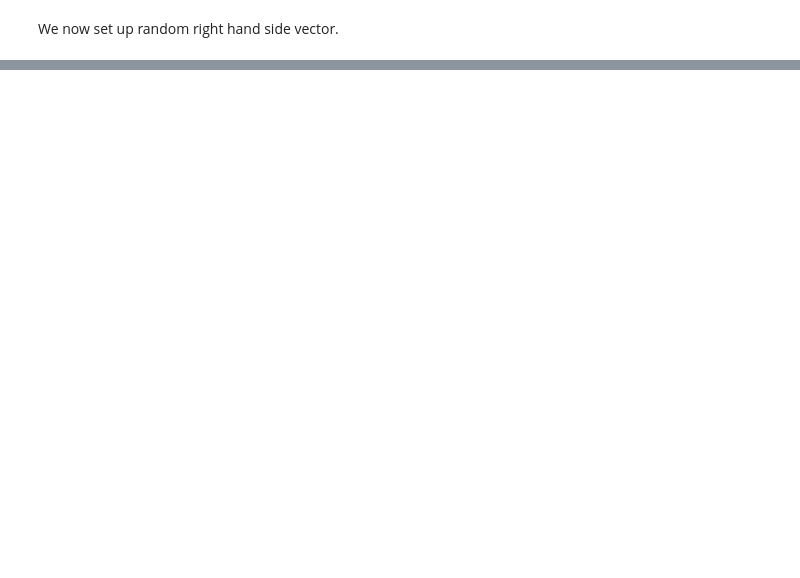
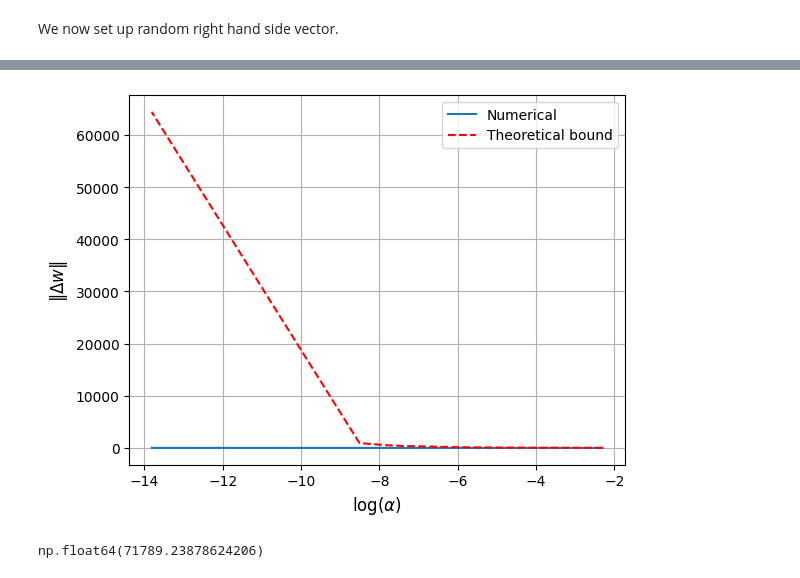
Before and after one commit to matthew92647/UROP-Inner-Solve-Convergence-for-ParaDiag-Schemes, a Jupyter notebook: diagonalisation_error.ipynb, the cells around one changed output, grey strips where cells are left out. Saved outputs shown, nothing was run; the diff lists cells and outputs as text; code cells hidden in the pictures; blank space fills up the shorter version.

```diff
--- a/diagonalisation_error.ipynb
+++ b/diagonalisation_error.ipynb
@@ -370,0 +418,34 @@ Mean ratio: 262.43581207596674
+# %%
+fig, ax = plt.subplots()
+y_bound = np.array(taus) * nt * np.array(alpha_range)**(-(nt-1)/nt) / (1 - np.array(alpha_range)**(1/nt))
+B_inv_block_bound = 1 / (1 - np.array(alpha_range)**(1/nt))
+
+# Tight Δw bound
+y_bound_tight = np.array(taus) * nt * B_inv_block_bound
+delta_w_bound = np.zeros_like(alpha_range)
+
+for i, alpha in enumerate(alpha_range):
+    # Compute the exact geometric sum factor for V and V^-1
+    geometric_sum = (1 - alpha) / (1 - alpha**(1/nt))
+
+    # B^-1 block bound
+    B_inv_bound = 1 / (1 - alpha**(1/nt))
+
+    # Combine factors: ||Delta w|| <= tau * ||V|| * ||B^-1|| * ||V^-1|| * ||r||
+    delta_w_bound[i] = taus[i] * (geometric_sum * B_inv_bound * geometric_sum)
+
+ax.plot(np.log(alpha_range), ys, label='Numerical')
+ax.plot(np.log(alpha_range), bounds_tight_exact, 'r--', label='Theoretical bound')
+ax.set_xlabel(r'$\log(\alpha)$', fontsize=12)
+ax.set_ylabel(r'$\|\Delta w\|$', fontsize=12)
+ax.legend()
+ax.grid(True)
+# %% [output]
+[figure, added]
+# %%
+x_ax = nt/(np.array(alpha_range)*(1 - np.array(alpha_range)**(1/nt)))
+x_ax_tight = np.array(alpha_range)**(-(nt -1)/nt) * nt * (1/(1 - np.array(alpha_range)**(1/nt)))
+
+min((x_ax - np.array(ys)))
+# %% [output]
+np.float64(71789.23878624206)
```
Also changed, not shown: parts of 27 cells of this notebook, 5 other files.
